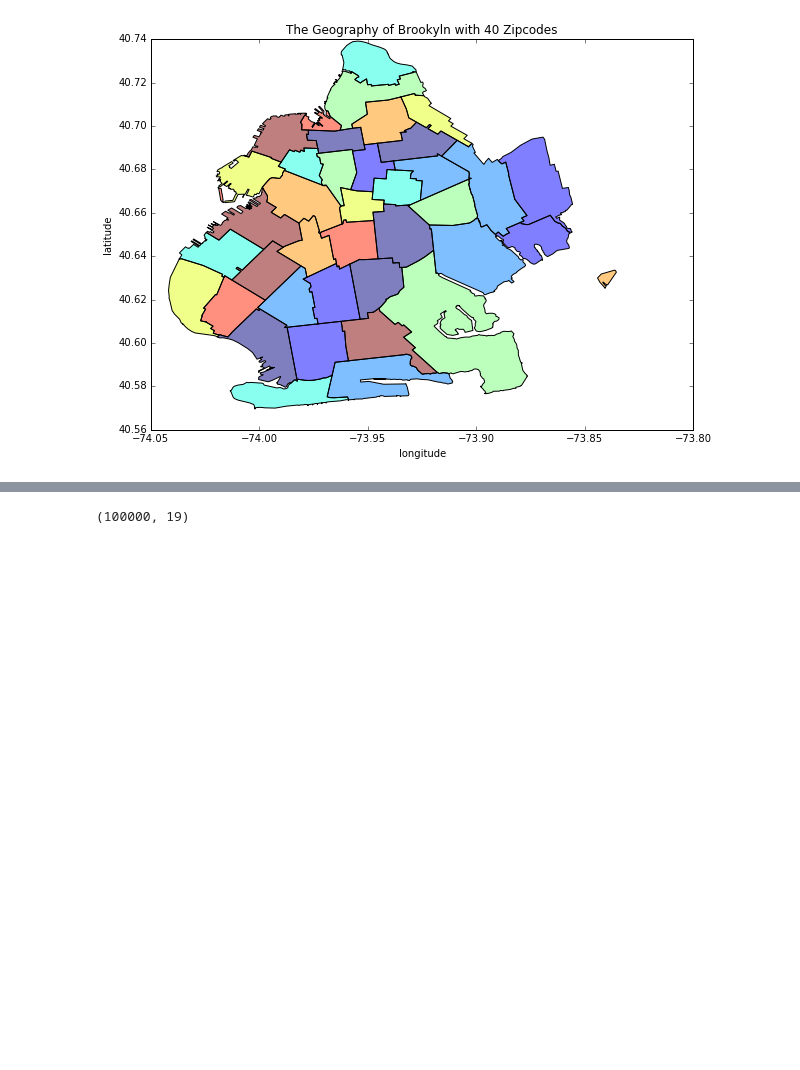
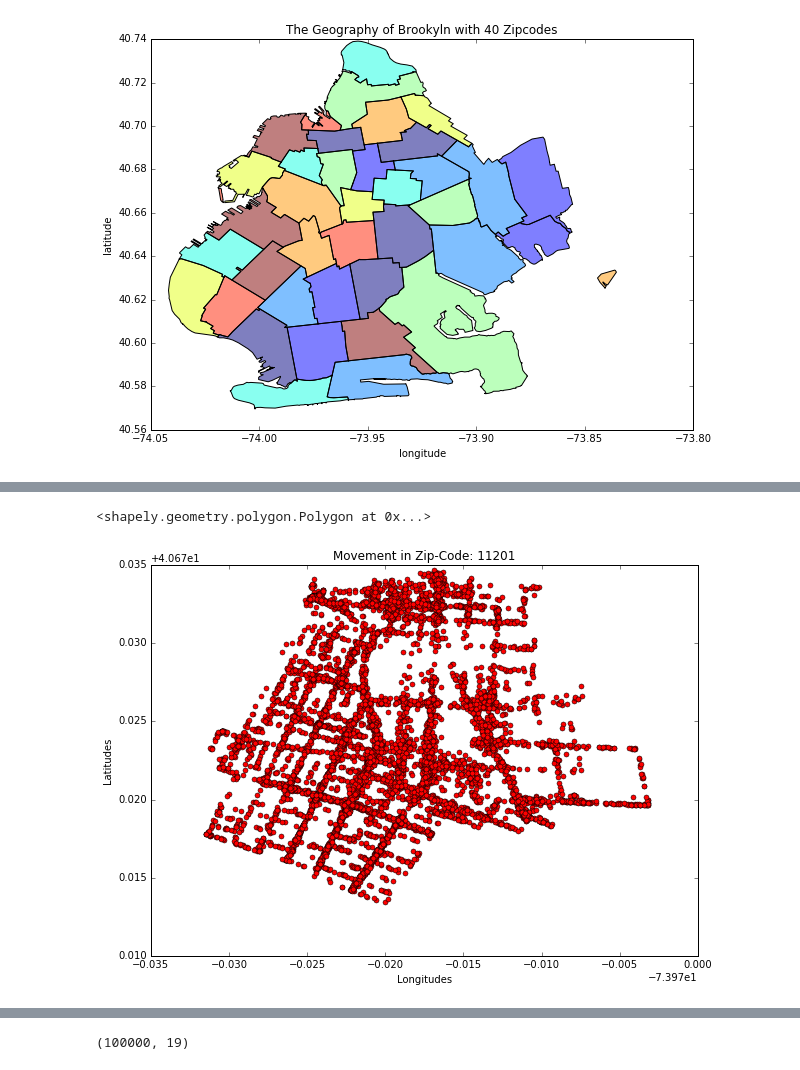
Before and after one commit to cjallow/DataScience-Project, a Jupyter notebook: CJ_TAXI_DATA_EXPLORATION-GENTRIFICATION_EXPLORER.ipynb, the cells around one changed output, grey strips where cells are left out. Cells and saved outputs as stored; diff of their text form; code cells hidden in the pictures; blank space fills up the shorter version.

```diff
--- a/CJ_TAXI_DATA_EXPLORATION-GENTRIFICATION_EXPLORER.ipynb
+++ b/CJ_TAXI_DATA_EXPLORATION-GENTRIFICATION_EXPLORER.ipynb
@@ -249,0 +262,11 @@ BK.geometry[13]
+# %%
+Plot_11201_14 = Back_Forth_BK [Back_Forth_BK .geometry.within(BK.geometry[17])]
+BK.geometry[17]
+Plot_11201_14.plot(marker='o', color='red', markersize=5, figsize=(14,7))
+plt.title("Movement in Zip-Code: " + str(BK.postalCode.iloc[17]))
+plt.xlabel("Longitudes")
+plt.ylabel("Latitudes")
+BK.geometry[17]
+# %% [output]
+<shapely.geometry.polygon.Polygon at 0x...>
+[figure, added]
```
Also changed, not shown: parts of 119 cells of this notebook.
